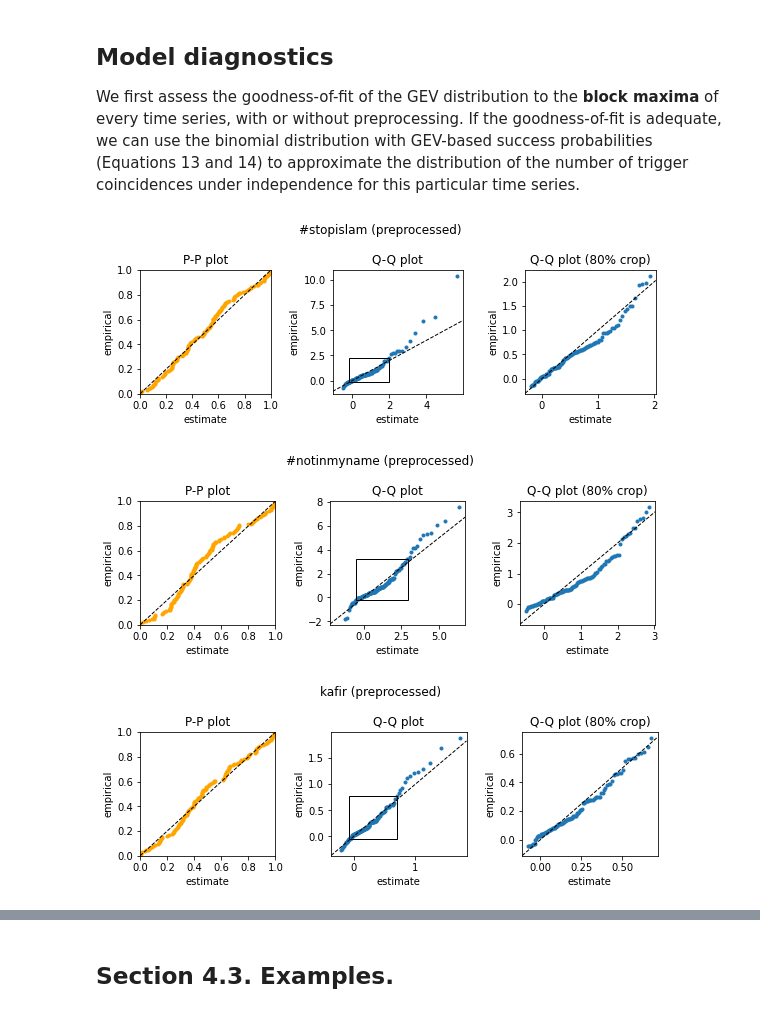
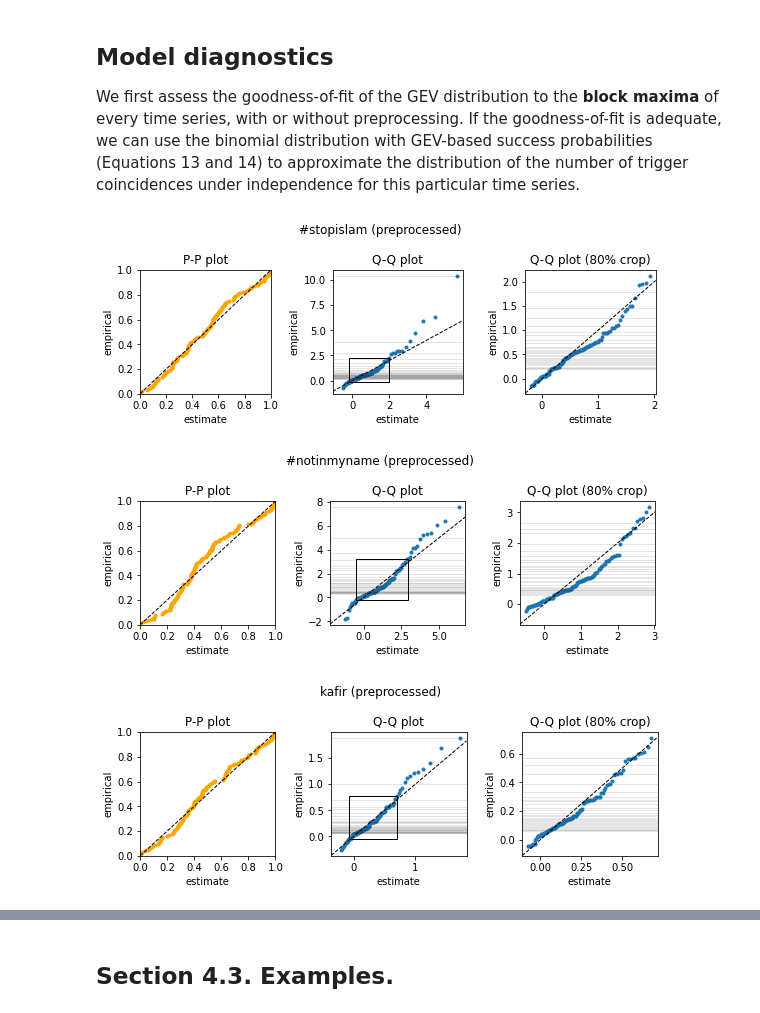
Before and after one commit to diozaka/pECA, a Jupyter notebook: demos/hatespeech.ipynb, the cells around one changed output, grey strips where cells are left out. Drawn from its saved outputs; the diff is of its cells as text; code cells hidden in the pictures.

```diff
--- a/demos/hatespeech.ipynb
+++ b/demos/hatespeech.ipynb
@@ -112,20 +112,21 @@ We first assess the goodness-of-fit of the GEV distribution to the **block maxim
 # %%
 preprocessing = True
 
 for keyword in keywords:
     if preprocessing:
         timeseries = preprocess(timeseries_df[keyword], date_range)
     else:
         timeseries = timeseries_df[keyword].loc[date_range].values
 
     peca.plot_gev_diagnostics(
         timeseries,
         blocksize=delta + 1,
         q_crop_percentile=10,
+        thresh_marker=np.percentile(timeseries, np.linspace(75, 100, 32)),
         title=keyword + (' (preprocessed)' if preprocessing else ' (raw)')
     )
 # %% [output]
-[figure, old version]
+[figure, new version]
-[figure, old version]
+[figure, new version]
-[figure, old version]
+[figure, new version]
 # %% [markdown]
```
Also changed, not shown: parts of 1 cell of this notebook, 1 other file.
